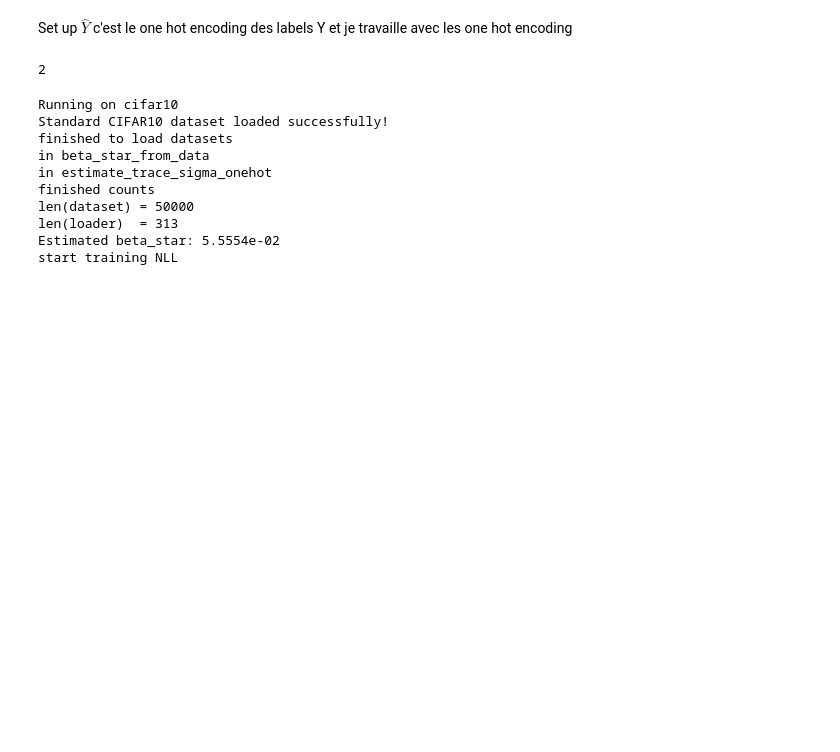
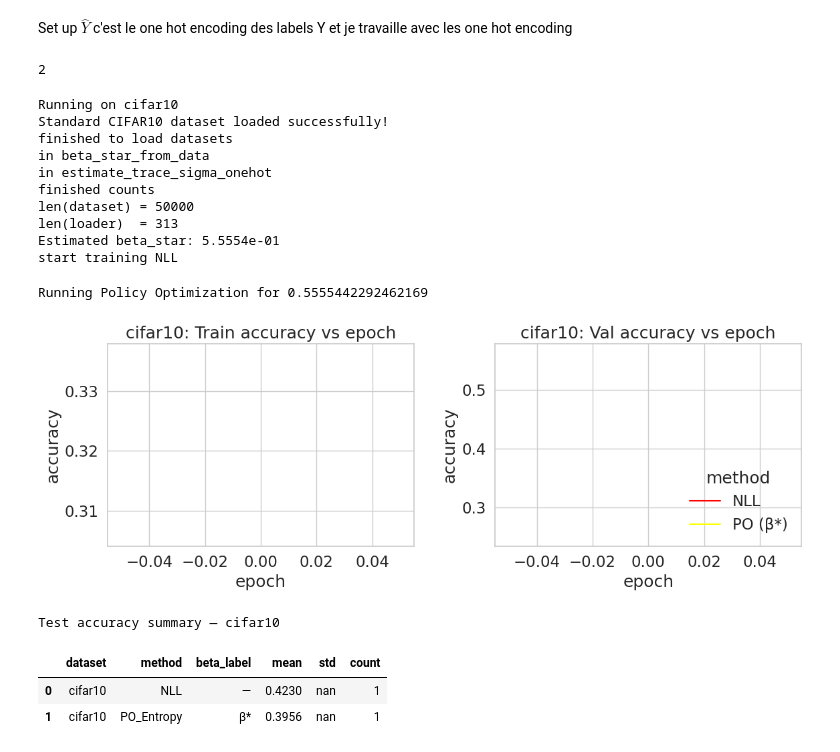
Before and after one commit to gabrielsinger2/nll_to_po, a Jupyter notebook: notebook/ClassifCIFAR10.ipynb, the cells around one changed output. Cells and saved outputs as stored; diff of their text form; code cells hidden in the pictures; blank space fills up the shorter version.

```diff
--- a/notebook/ClassifCIFAR10.ipynb
+++ b/notebook/ClassifCIFAR10.ipynb
@@ -185,24 +185,28 @@ def beta_star_from_data(train_loader, entropy_weight: float, num_classes: int, d
 @torch.no_grad()
 def evaluate_accuracy_multi_regression(
     policy: nn.Module, data_loader: DataLoader, device: str = "cuda"
-) -> float:
+) -> tuple[float, float]:
     policy.to(device)
     policy.eval()
-    correct, total = 0, 0
+    correct_top1, correct_top5, total = 0, 0, 0
     for xb, yb, *rest in data_loader:
-        # yb est un vecteur [num_samples] a valeur dans les labes [0;1,...,C-1]
         xb, yb = xb.to(device), yb.to(device) # Move data to device
         _, prob_predit = policy(xb)
-        # one_hot_pred = prob_predit.argmax(dim=-1)
-        # print(f'prob shape {prob_predit.shape}')
-        # print(f'one hot true shape {yb.shape}')
-        y_prob = prob_predit.argmax(dim=-1)
-        correct += (y_prob == yb).sum().item()
+
+        # Top-1 accuracy
+        y_prob_top1 = prob_predit.argmax(dim=-1)
+        correct_top1 += (y_prob_top1 == yb).sum().item()
+
+        # Top-5 accuracy
+        _, top5_preds = prob_predit.topk(5, dim=-1)
+        correct_top5 += torch.sum(top5_preds.eq(yb.view(-1, 1))).item()
+
         total += yb.numel()
-    if total == 1:
-        return "One element in the dataloader"
+
+    if total == 0:
+        return 0.0, 0.0  # Handle empty dataloader case
     else:
-        return correct / max(total, 1)
+        return correct_top1 / total, correct_top5 / total
 # %%
 import numpy as np
 import tensorflow_datasets
@@ -538,7 +641,7 @@ def run_one_dataset(
     )
     print(f"Estimated beta_star: {beta_star:.4e}")
     # beta_list = [1, beta_star]
-    beta_list = [1, beta_star]
+    beta_list = [beta_star]
 
     curves = []
     tests = []
@@ -581,7 +684,7 @@ def run_one_dataset(
         curves += [df_tr, df_val]
 
         # test_acc = evaluate_accuracy(policy, test_loader)
-        test_acc = evaluate_accuracy_multi_regression(trained_policy, test_loader)
+        test_acc, top_5 = evaluate_accuracy_multi_regression(trained_policy, test_loader)
         tests.append(
             {
                 "dataset": dataset_name,
@@ -589,6 +692,7 @@ def run_one_dataset(
                 "beta": np.nan,
                 "rep": rep,
                 "test_accuracy": test_acc,
+                "top_5_accuracy": top_5,
             }
         )
 
@@ -641,7 +745,7 @@ def run_one_dataset(
             curves += [df_tr, df_val]
 
             # test_acc = evaluate_accuracy(policy, test_loader)
-            test_acc = evaluate_accuracy_multi_regression(
+            test_acc, top5 = evaluate_accuracy_multi_regression(
                 beta_trained_policy, test_loader
             )
             tests.append(
@@ -651,6 +755,7 @@ def run_one_dataset(
                     "beta": beta,
                     "rep": rep,
                     "test_accuracy": test_acc,
+                    "top_5_accuracy": top5,
                 }
             )
 
@@ -782,37 +887,43 @@ Datasets = ["cifar10"]
 
 all_curves = []
 all_tests = []
 
 for ds in Datasets:
     curves_df, tests_df, bstar = run_one_dataset(
         dataset_name=ds,
-        n_updates=30,
-        n_experiments=2,
+        n_updates=1,
+        n_experiments=1,
         batch_size=4*256,
         learning_rate=5*1e-3,
-        entropy_weight=1e-2, type_of_data="image"
+        entropy_weight=1e-1, type_of_data="image"
     )
     plot_curves_for_dataset(curves_df, ds, bstar)
     show_test_table(tests_df, ds)
 
     curves_df["dataset"] = ds
     tests_df["dataset"] = ds
     all_curves.append(curves_df)
     all_tests.append(tests_df)
 
 df_curves_all = pd.concat(all_curves, ignore_index=True)
 df_tests_all = pd.concat(all_tests, ignore_index=True)
 # %% [output]
 Running on cifar10
 Standard CIFAR10 dataset loaded successfully!
 finished to load datasets
 in beta_star_from_data
 in estimate_trace_sigma_onehot
 finished counts
 len(dataset) = 50000
 len(loader)  = 313
-Estimated beta_star: 5.5554e-02
+Estimated beta_star: 5.5554e-01
 start training NLL
+Running Policy Optimization for 0.5555442292462169
+[figure, added]
+Test accuracy summary — cifar10
+|  | dataset | method | beta_label | mean | std | count |
+| 0 | cifar10 | NLL | — | 0.4230 | nan | 1 |
+| 1 | cifar10 | PO_Entropy | β* | 0.3956 | nan | 1 |
 # %%
 df_curves_all.to_csv("2_50_lr_0_01_lambda01_CIFAR_df_curves_all.csv")
 df_tests_all.to_csv("CIFAR_df_tests_all.csv")
```
Also changed, not shown: parts of 1 cell of this notebook.
